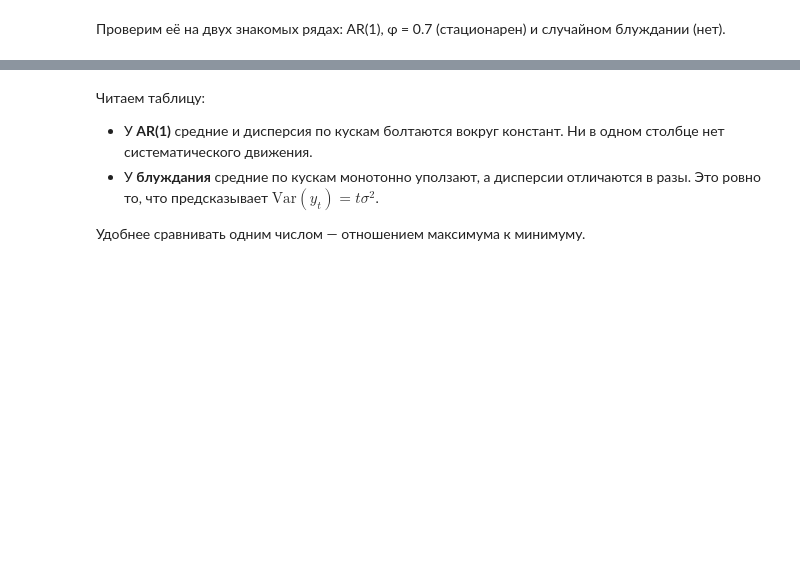
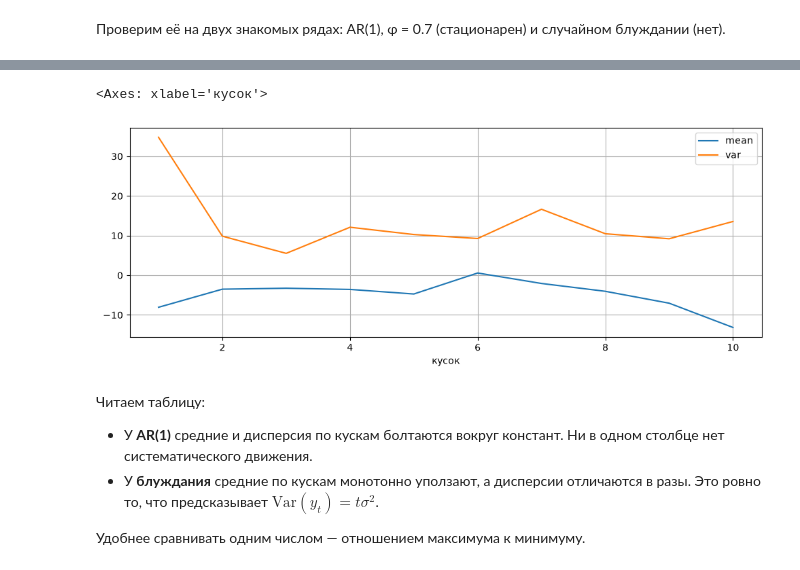
Before and after one commit to alex-hse-repository/time-series-cu-2026, a Jupyter notebook: week_4/part_1/01. Стационарность- определение, примеры, диагностика.ipynb, the cells around one changed output, grey strips where cells are left out. Cells and saved outputs as stored; diff of their text form; code cells hidden in the pictures; blank space fills up the shorter version.

```diff
--- a/week_4/part_1/01. Стационарность- определение, примеры, диагностика.ipynb
+++ b/week_4/part_1/01. Стационарность- определение, примеры, диагностика.ipynb
@@ -673,3 +680,8 @@ comparison.round(3)
+# %%
+comparison["случайное блуждание"].plot()
+# %% [output]
+<Axes: xlabel='кусок'>
+[figure, added]
 # %% [markdown]
 Читаем таблицу:
 
```
Also changed, not shown: parts of 9 cells of this notebook, 5 other files.
